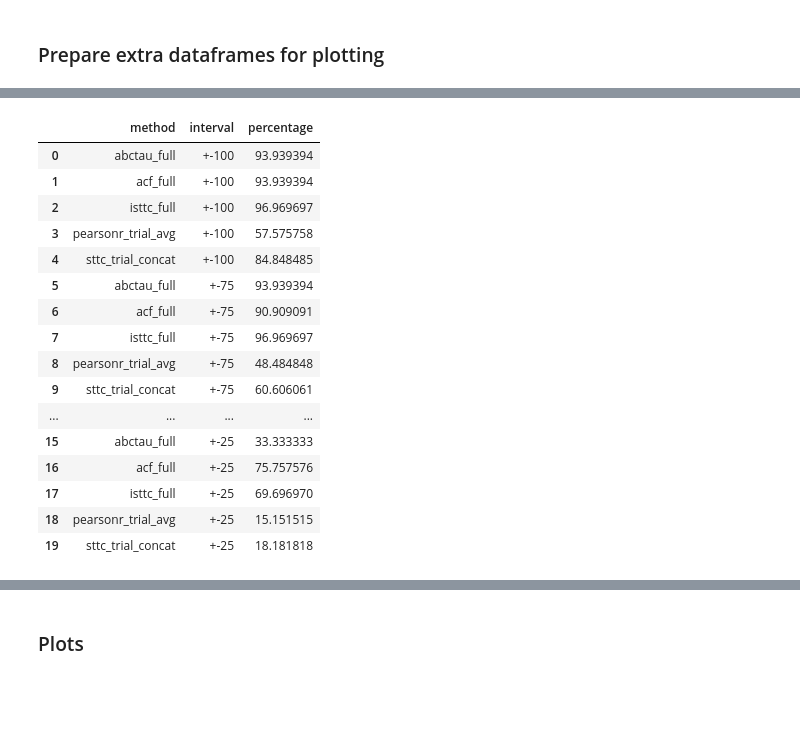
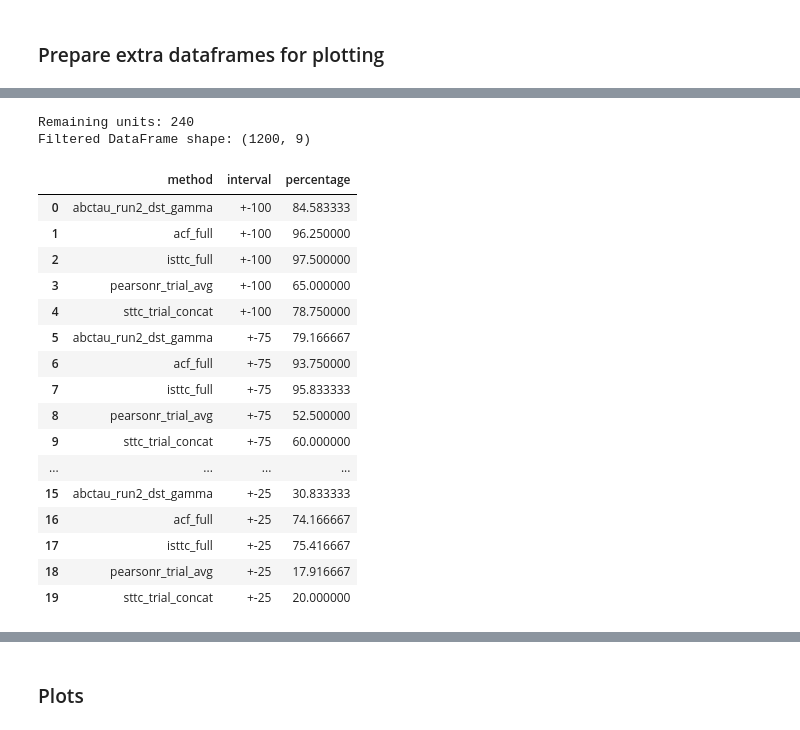
Before and after one commit to iinnpp/isttc, a Jupyter notebook: notebooks/synthetic/plot_taus_with_abctau.ipynb, the cells around one changed output, grey strips where cells are left out. Drawn from its saved outputs; the diff is of its cells as text; code cells hidden in the pictures; blank space fills up the shorter version.

```diff
--- a/notebooks/synthetic/plot_taus_with_abctau.ipynb
+++ b/notebooks/synthetic/plot_taus_with_abctau.ipynb
@@ -120,2 +69,12 @@ df_all.groupby(by='method')['tau_diff_rel'].describe()
 # %% [markdown]
 ### Prepare extra dataframes for plotting
+# %%
+df_4_methods_subset = df_4_methods[['unit_id', 'tau_ms', 'method', 'fr', 'alpha', 'tau_ms_true', 'lv', 'tau_diff_abs', 'tau_diff_rel']].copy()
+inspect(df_4_methods_subset, "df_4_methods_subset (df_4_methods_subset)")
+
+df_abctau_subset = df_abctau.query('method == "abctau_run2_dst_gamma"').copy()
+inspect(df_abctau_subset, "df_abctau_subset (df_abctau_subset)")
+
+df_5_methods = pd.concat([df_4_methods_subset, df_abctau_subset])
+df_5_methods.reset_index(inplace=True, drop=True)
+inspect(df_5_methods, "df_5_methods (df_5_methods)")
@@ -122,49 +88,60 @@ df_all.groupby(by='method')['tau_diff_rel'].describe()
+# %%
+# keep only unit_ids that have all methods present (6 here)
+counts = df_5_methods.groupby('unit_id')['method'].nunique()
+complete_units = counts[counts == df_5_methods['method'].nunique()].index
+df_complete = df_5_methods[df_5_methods['unit_id'].isin(complete_units)].copy()
+
+print(f"Remaining units: {len(complete_units)}")
+print(f"Filtered DataFrame shape: {df_complete.shape}")
+# %% [output]
+Remaining units: 240
+Filtered DataFrame shape: (1200, 9)
 # %%
 # Dataframe to plot now many spike trains for a method have a REE within certain percentage
 intervals = {
     '+-100':   (0,   100),
     '+-75':  (0,  75),
     '+-50':  (0,  50),
     '+-25':  (0,  25),
 }
 
-df = df_all.copy()
+df = df_complete.copy()
 
 rows = []
 for method, sub in df.groupby('method'):
     total = len(sub)
     row = {'method': method}
     for name, (lo, hi) in intervals.items():
         cnt = sub['tau_diff_rel'].between(lo, hi).sum()
         row[name] = cnt/total*100
     rows.append(row)
 tau_plot_error_df = pd.DataFrame(rows).set_index('method')
 
 # make long df
 tau_plot_error_df = tau_plot_error_df.reset_index()
 tau_plot_error_long_df = tau_plot_error_df.melt(
     id_vars='method',
     var_name='interval',
     value_name='percentage'
 )
 tau_plot_error_long_df
 # %% [output]
 |  | method | interval | percentage |
-| 0 | abctau_full | +-100 | 93.939394 |
-| 1 | acf_full | +-100 | 93.939394 |
-| 2 | isttc_full | +-100 | 96.969697 |
-| 3 | pearsonr_trial_avg | +-100 | 57.575758 |
-| 4 | sttc_trial_concat | +-100 | 84.848485 |
-| 5 | abctau_full | +-75 | 93.939394 |
-| 6 | acf_full | +-75 | 90.909091 |
-| 7 | isttc_full | +-75 | 96.969697 |
-| 8 | pearsonr_trial_avg | +-75 | 48.484848 |
-| 9 | sttc_trial_concat | +-75 | 60.606061 |
+| 0 | abctau_run2_dst_gamma | +-100 | 84.583333 |
+| 1 | acf_full | +-100 | 96.250000 |
+| 2 | isttc_full | +-100 | 97.500000 |
+| 3 | pearsonr_trial_avg | +-100 | 65.000000 |
+| 4 | sttc_trial_concat | +-100 | 78.750000 |
+| 5 | abctau_run2_dst_gamma | +-75 | 79.166667 |
+| 6 | acf_full | +-75 | 93.750000 |
+| 7 | isttc_full | +-75 | 95.833333 |
+| 8 | pearsonr_trial_avg | +-75 | 52.500000 |
+| 9 | sttc_trial_concat | +-75 | 60.000000 |
 | ... | ... | ... | ... |
-| 15 | abctau_full | +-25 | 33.333333 |
-| 16 | acf_full | +-25 | 75.757576 |
-| 17 | isttc_full | +-25 | 69.696970 |
-| 18 | pearsonr_trial_avg | +-25 | 15.151515 |
-| 19 | sttc_trial_concat | +-25 | 18.181818 |
+| 15 | abctau_run2_dst_gamma | +-25 | 30.833333 |
+| 16 | acf_full | +-25 | 74.166667 |
+| 17 | isttc_full | +-25 | 75.416667 |
+| 18 | pearsonr_trial_avg | +-25 | 17.916667 |
+| 19 | sttc_trial_concat | +-25 | 20.000000 |
 # %%
 # get percentage of units with tau_ms in 100% error range
```
Also changed, not shown: parts of 28 cells of this notebook, 3 other files.
